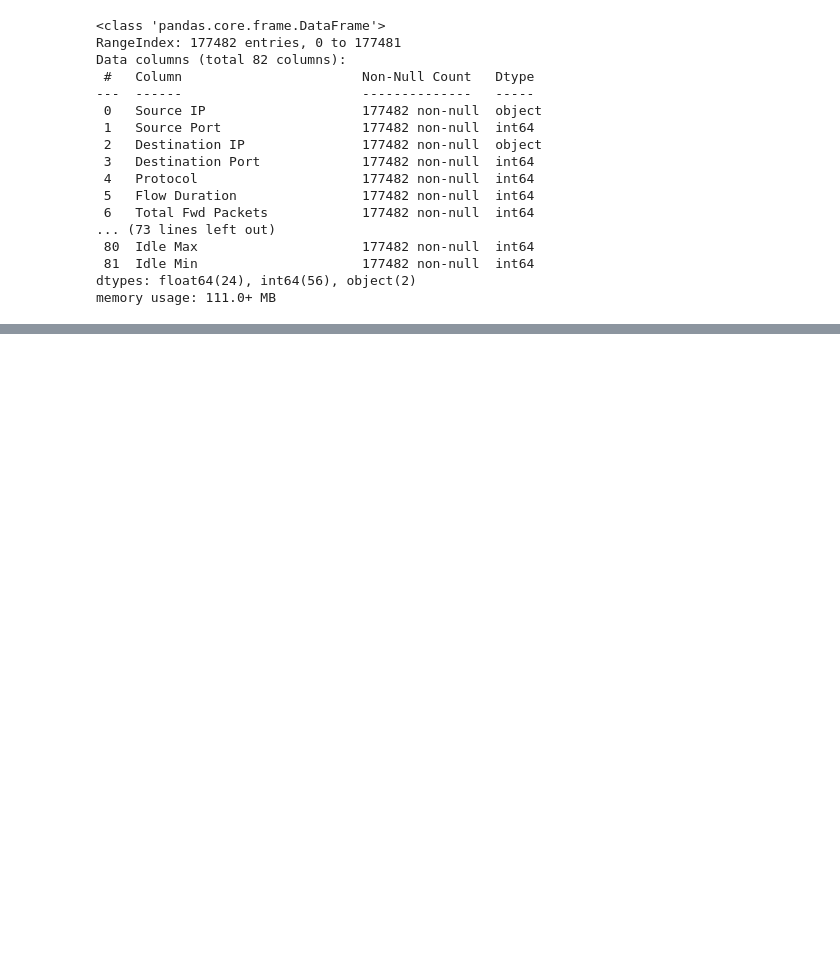
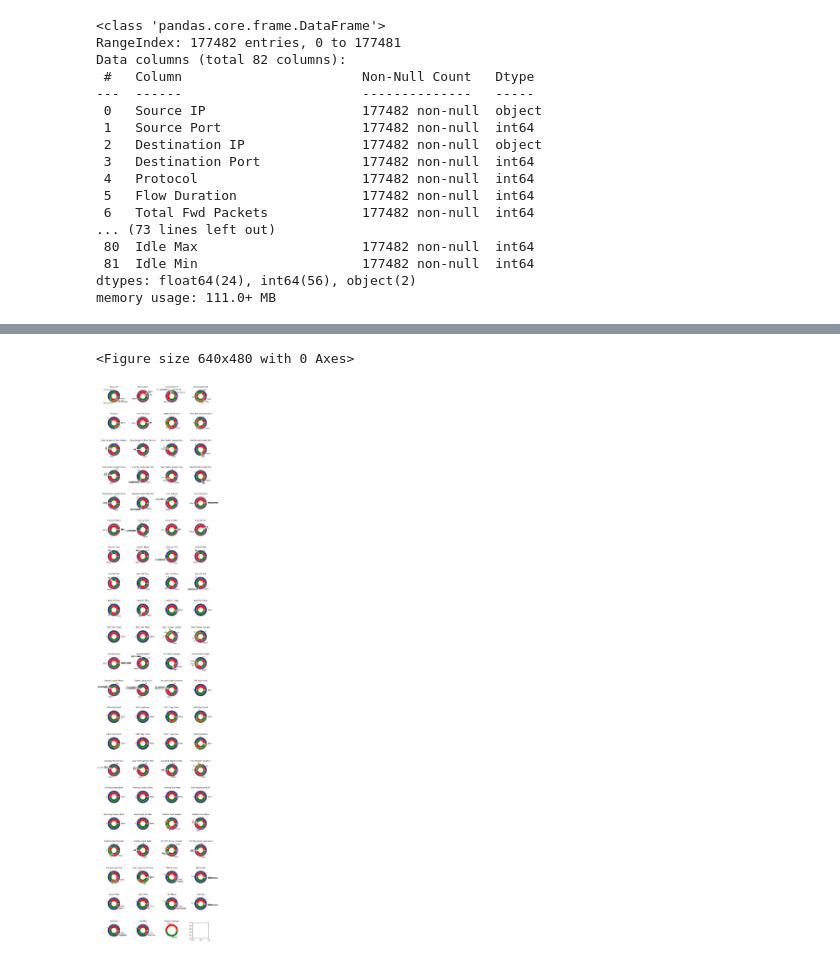
Before and after one commit to abdosalem490/TrojanGuard, a Jupyter notebook: code/code.ipynb, the cells around one changed output, grey strips where cells are left out. Drawn from its saved outputs; the diff is of its cells as text; code cells hidden in the pictures; blank space fills up the shorter version.

Commit message:
[UPDATE]: visualized the features

```diff
--- a/code/code.ipynb
+++ b/code/code.ipynb
@@ -105,0 +85,72 @@ plt.show()
+# %%
+# get the total number of Trojan and benign classes
+Trojan_total = labels.value_counts()[0]
+Benign_total = labels.value_counts()[1]
+
+# visualize features in pie chart manner
+plt.subplots_adjust(top = 0.99, bottom=0.01, hspace=1.5, wspace=0.4)
+fig, ax = plt.subplots(21, 4, figsize=(10,50))
+fig.tight_layout(h_pad=5, w_pad=5)
+
+j = 0
+for series_name, series in df.items():
+
+#     print(f"{j//4}, {j%4}, {series_name}")
+
+    # to handle the case when the number of unique values are less than 5
+    largest_n_num = 4
+    if len(series.value_counts()) <= largest_n_num:
+        largest_n_num = len(series.value_counts())
+
+    # get the largest IP addresses (default = 4)
+    largest_4 = series.value_counts().nlargest(largest_n_num)
+    # add fifth element which represents the other IP address
+    largest_4.loc['Other'] = len(series)-sum(largest_4.values)
+
+    # plot 4 biggest values for each feature and how much every class resemble this feature
+    cmap = plt.colormaps["tab20b"]
+    outer_colors = cmap(np.arange(5)*4)
+    inner_colors = cmap([1, 2, 5, 6, 9, 10, 14, 15, 18, 19])
+
+    # count number of Trojans and Benigns for each value of the current feature
+    vals = []
+    Trojan_list = []
+    Benign_list = []
+
+    for i in range(0, largest_n_num):
+        torjan_c = len(df.loc[(series==largest_4.index[i]) & (labels=="Trojan")])
+        benign_c = len(df.loc[(series==largest_4.index[i]) & (labels=="Benign")])
+        Trojan_list.append(torjan_c)
+        Benign_list.append(benign_c)
+        vals.append(torjan_c)
+        vals.append(benign_c)
+
+
+    # add the value for the others
+    others_trojan = Trojan_total-sum(Trojan_list)
+    others_benign = Benign_total-sum(Benign_list)
+    vals.append(others_trojan)
+    vals.append(others_benign)
+
+
+
+    ax[j//4][j%4].set_title(series_name)
+    ax[j//4][j%4].pie(largest_4.values, labels=largest_4.index, radius=1, colors=outer_colors,
+           wedgeprops=dict(width=0.3, edgecolor='w'))
+
+    # green is not trojan, red is trojan
+    ax[j//4][j%4].pie(vals, radius=0.7, colors=["red", "green"],
+           wedgeprops=dict(width=0.3, edgecolor='w'))
+
+    # move to the next cell
+    j += 1
+
+# plot number of benign against trojan
+ax[j//4][j%4].set_title("Trojan vs Bengin")
+ax[j//4][j%4].pie(labels.value_counts().values, labels=labels.value_counts().index, radius=1, colors=["red", "green"],
+       wedgeprops=dict(width=0.3, edgecolor='w'))
+
+plt.show()
+# %% [output]
+<Figure size 640x480 with 0 Axes>
+[figure, added]
```
Also changed, not shown: parts of 5 cells of this notebook.
